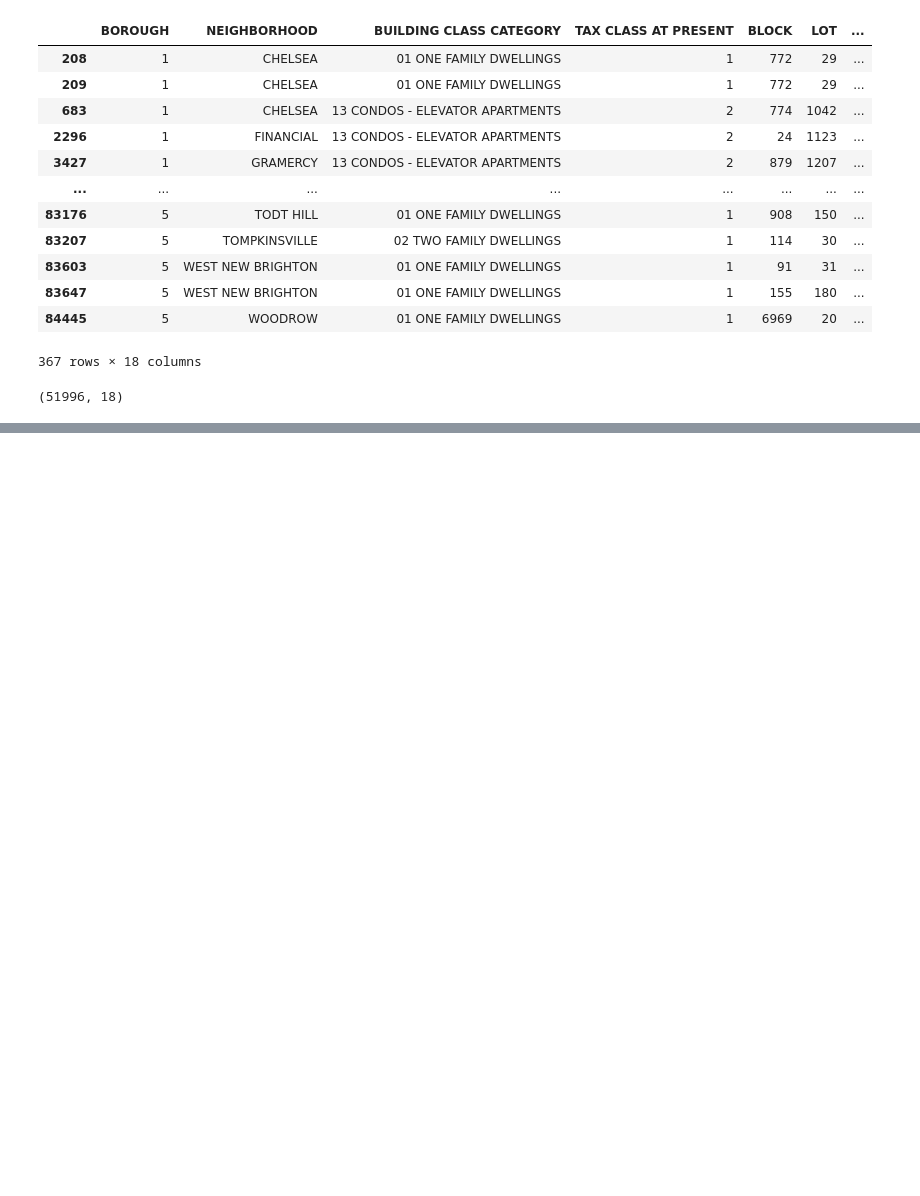
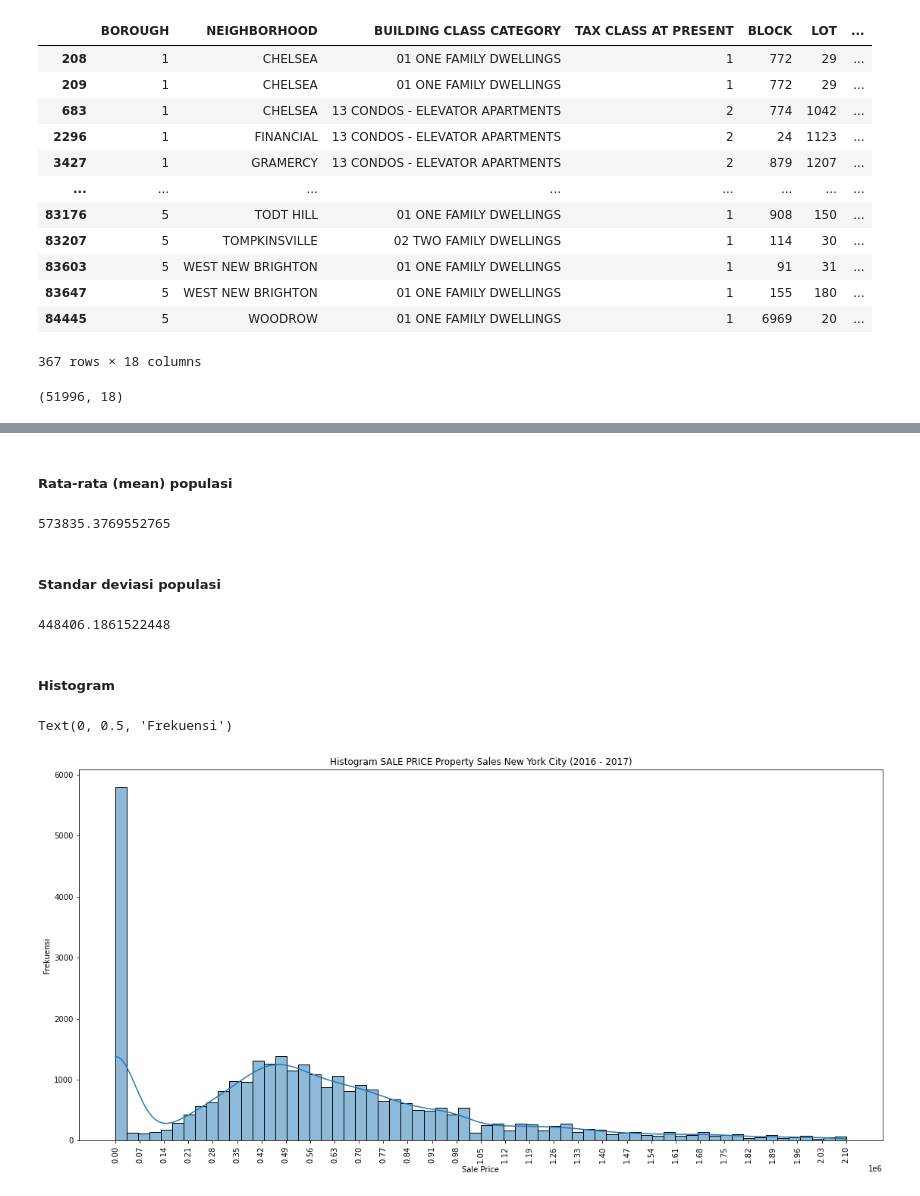
Before and after one commit to anantaw81/PYTHN-DataScience, a Jupyter notebook: Assignment_2/ass2.ipynb, the cells around one changed output, grey strips where cells are left out. Saved outputs shown, nothing was run; the diff lists cells and outputs as text; code cells hidden in the pictures; blank space fills up the shorter version.

```diff
--- a/Assignment_2/ass2.ipynb
+++ b/Assignment_2/ass2.ipynb
@@ -259,0 +552,30 @@ df_nyc_sales.shape   #Tampilkan dimensi setelah penghapusan
+# %% [markdown]
+##### Rata-rata (mean) populasi
+# %%
+pop_mean_sale_price = df_nyc_sales['SALE PRICE'].mean()
+pop_mean_sale_price
+# %% [output]
+573835.3769552765
+# %% [markdown]
+##### Standar deviasi populasi
+# %%
+pop_std_sale_price = df_nyc_sales['SALE PRICE'].std()
+pop_std_sale_price
+# %% [output]
+448406.1861522448
+# %% [markdown]
+##### Histogram
+# %%
+# Plotting for SALE PRICE
+fig = plt.figure(figsize=(19,9))
+ax = fig.add_subplot(1,1,1)
+count, bin_edges_sale_price = np.histogram(df_nyc_sales['SALE PRICE'],bins=30)
+sns.histplot(df_nyc_sales['SALE PRICE'],kde=True, ax=ax)
+ax.set_title('Histogram SALE PRICE Property Sales New York City (2016 - 2017)')
+ax.set_xlabel('Sale Price')
+ax.set_xticks(bin_edges_sale_price)
+ax.tick_params(axis='x', labelrotation=90)
+ax.set_ylabel('Frekuensi')
+# %% [output]
+Text(0, 0.5, 'Frekuensi')
+[figure, added]
```
Also changed, not shown: parts of 76 cells of this notebook, 1 other file.
